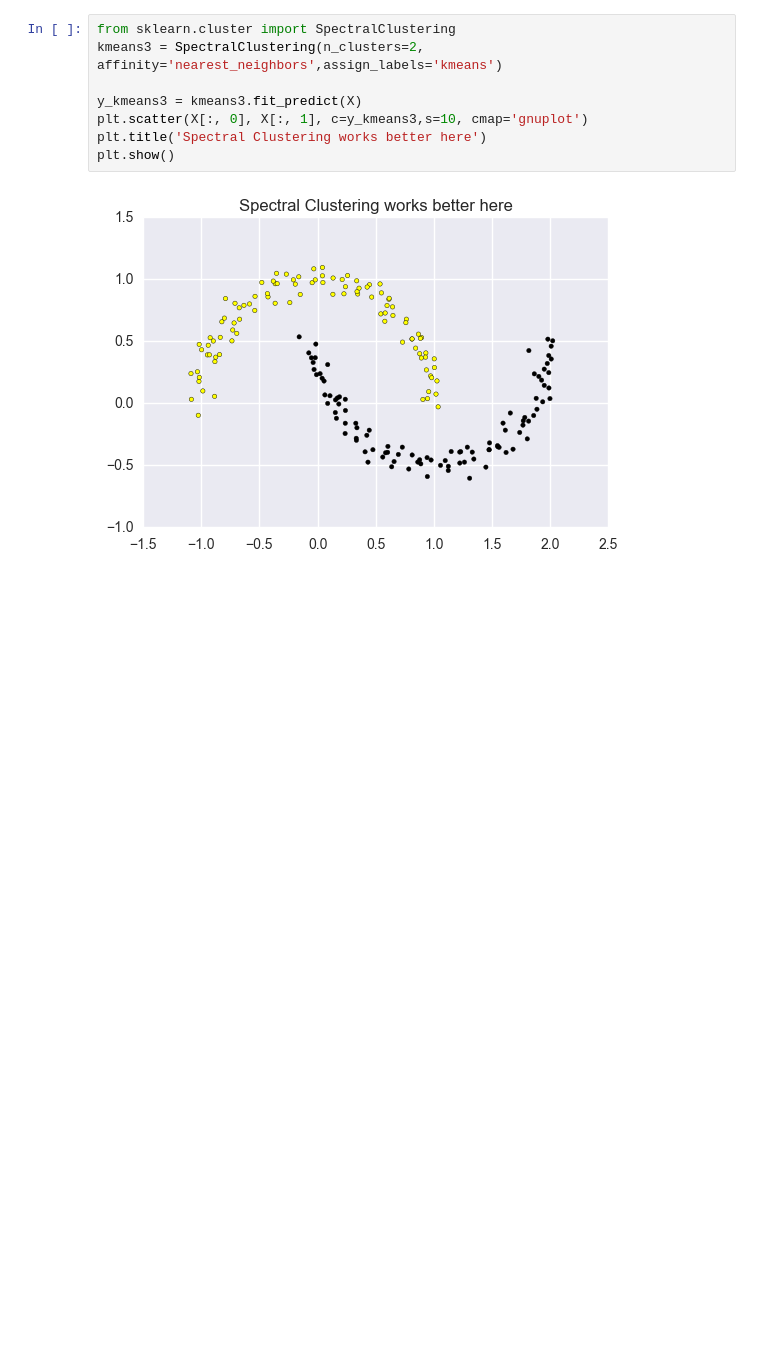
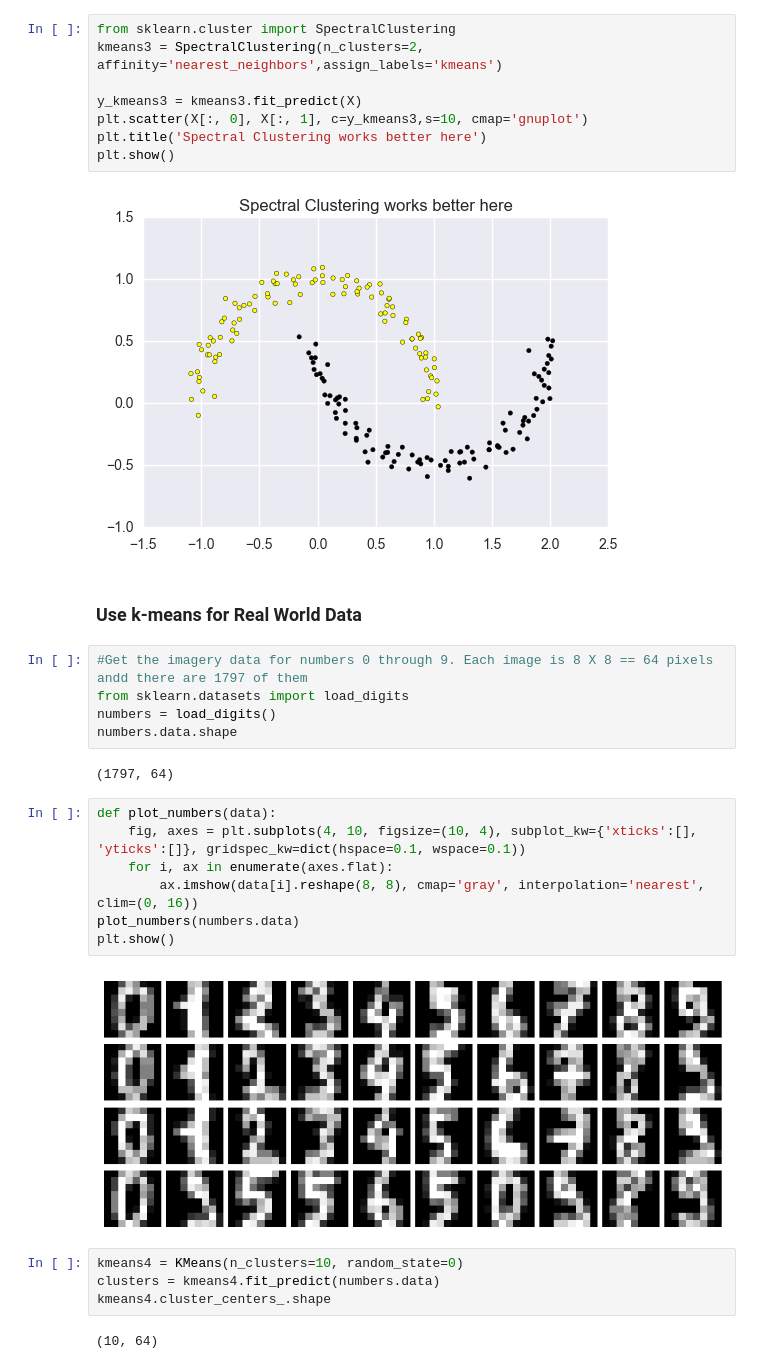
Before and after one commit to girishmodgil/compute-code, a Jupyter notebook: eigenvalues_and_clustering.ipynb, the cells around one changed output. Saved outputs shown, nothing was run; the diff lists cells and outputs as text; blank space fills up the shorter version.

Commit message:
Update eigenvalues_and_clustering.ipynb
Added an OCR example for clustering

```diff
--- a/eigenvalues_and_clustering.ipynb
+++ b/eigenvalues_and_clustering.ipynb
@@ -164,3 +164,27 @@ plt.title('Spectral Clustering works better here')
 plt.show()
 # %% [output]
 [figure]
+# %% [markdown]
+### Use k-means for Real World Data ###
+# %%
+#Get the imagery data for numbers 0 through 9. Each image is 8 X 8 == 64 pixels andd there are 1797 of them
+from sklearn.datasets import load_digits
+numbers = load_digits()
+numbers.data.shape
+# %% [output]
+(1797, 64)
+# %%
+def plot_numbers(data):
+    fig, axes = plt.subplots(4, 10, figsize=(10, 4), subplot_kw={'xticks':[], 'yticks':[]}, gridspec_kw=dict(hspace=0.1, wspace=0.1))
+    for i, ax in enumerate(axes.flat):
+        ax.imshow(data[i].reshape(8, 8), cmap='gray', interpolation='nearest', clim=(0, 16))
+plot_numbers(numbers.data)
+plt.show()
+# %% [output]
+[figure, added]
+# %%
+kmeans4 = KMeans(n_clusters=10, random_state=0)
+clusters = kmeans4.fit_predict(numbers.data)
+kmeans4.cluster_centers_.shape
+# %% [output]
+(10, 64)
```
Also changed, not shown: parts of 8 cells of this notebook.
